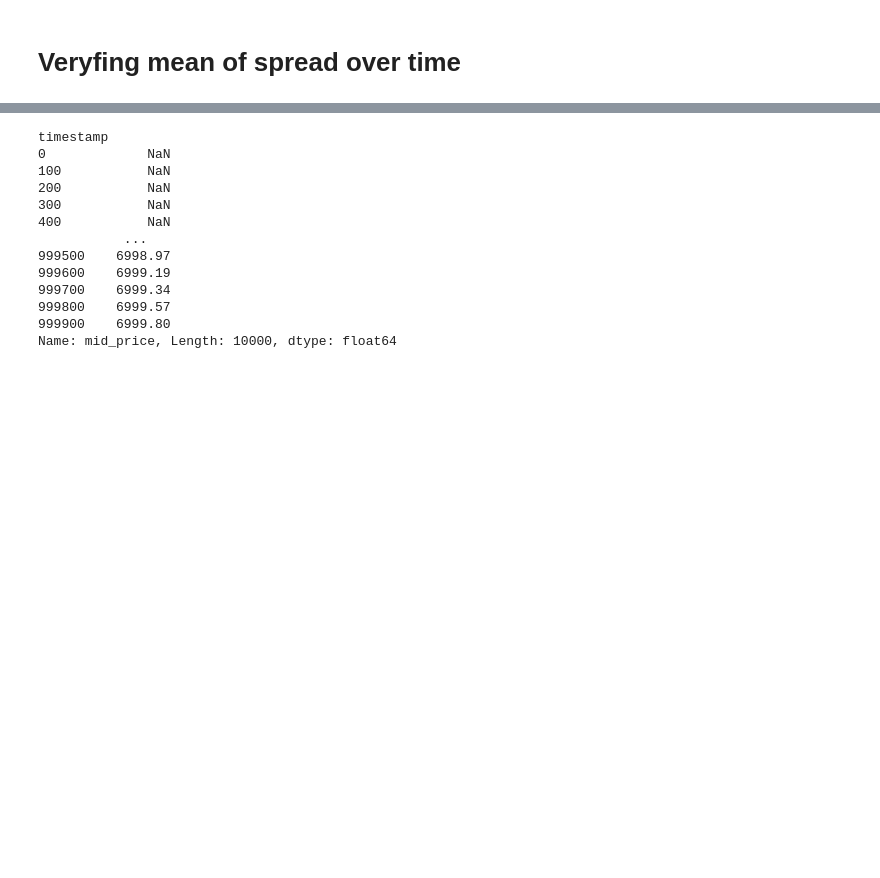
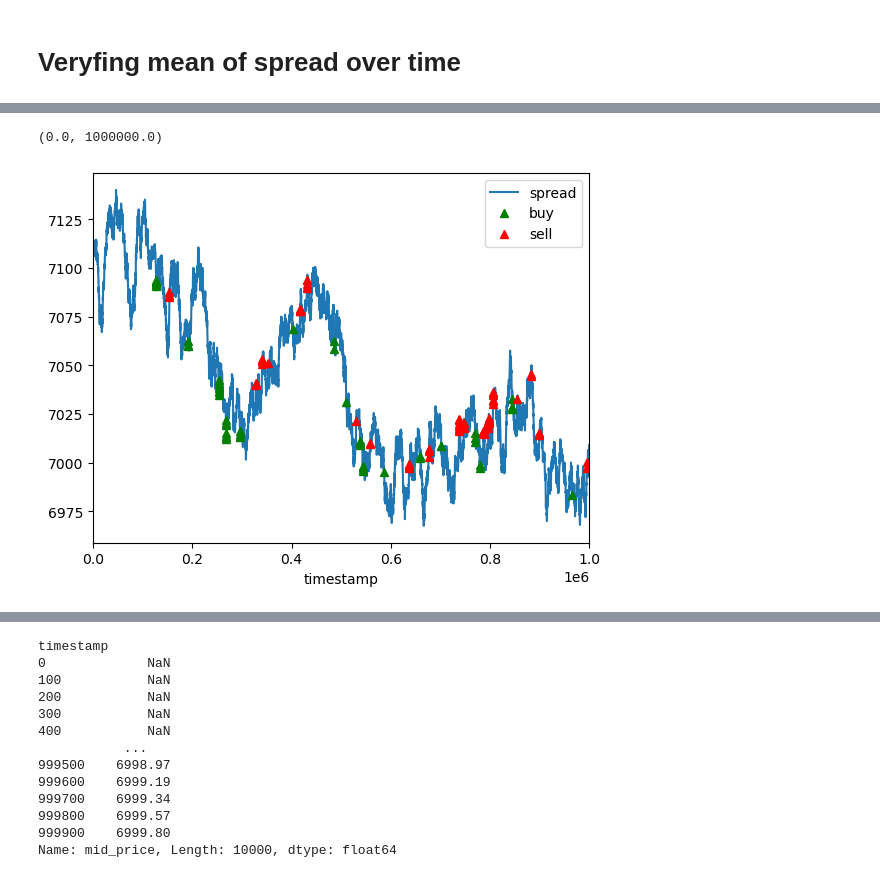
Before and after one commit to nicolassinott/IMC_Prosperity, a Jupyter notebook: notebooks/02-round2-coconuts_pinacolada.ipynb, the cells around one changed output, grey strips where cells are left out. Cells and saved outputs as stored; diff of their text form; code cells hidden in the pictures; blank space fills up the shorter version.

```diff
--- a/notebooks/02-round2-coconuts_pinacolada.ipynb
+++ b/notebooks/02-round2-coconuts_pinacolada.ipynb
@@ -164,0 +172,20 @@ plt.legend()
+# %%
+spread.plot(label = 'spread')
+spread[buy].plot(
+    marker ='^',
+    color ='green',
+    linestyle= 'None',
+    label = 'buy'
+)
+spread[sell].plot(
+    marker= '^',
+    color = 'red',
+    linestyle= 'None',
+    label = 'sell'
+)
+
+plt.legend()
+plt.xlim([0, 1e6])
+# %% [output]
+(0.0, 1000000.0)
+[figure, added]
```
Also changed, not shown: parts of 16 cells of this notebook, 3 other files.
